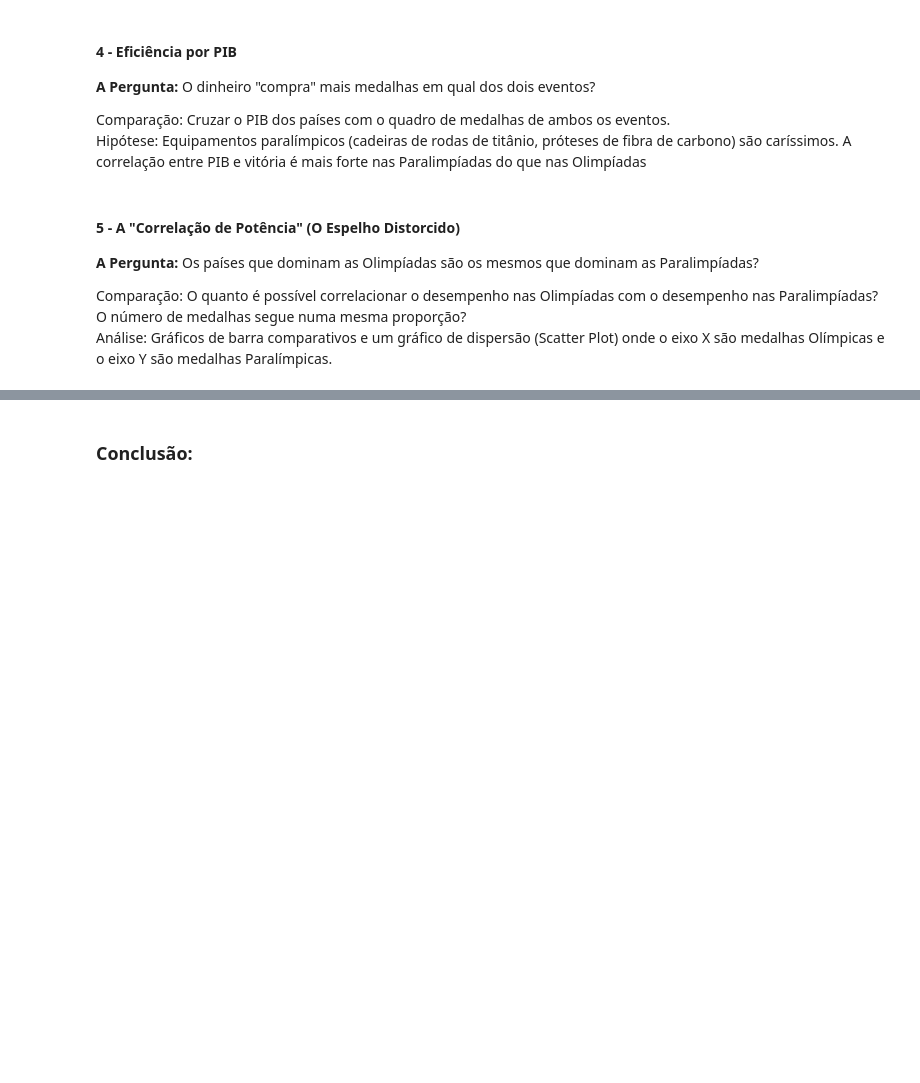
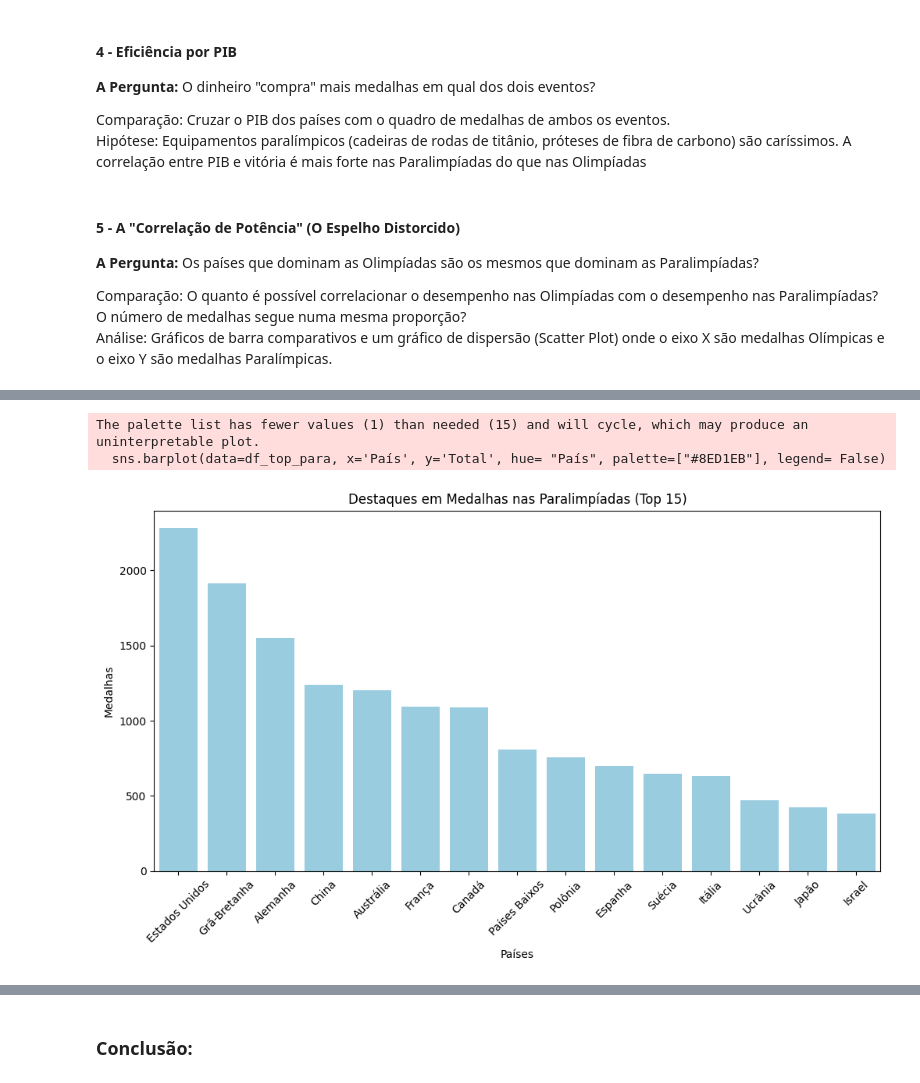
Before and after one commit to ClaraCaldas/Projeto-ICD, a Jupyter notebook: RELATORIO.ipynb, the cells around one changed output, grey strips where cells are left out. Drawn from its saved outputs; the diff is of its cells as text; code cells hidden in the pictures; blank space fills up the shorter version.

```diff
--- a/RELATORIO.ipynb
+++ b/RELATORIO.ipynb
@@ -237,0 +298,17 @@ Análise: Gráficos de barra comparativos e um gráfico de dispersão (Scatter P
+# %%
+def potencias_paralimpicas():
+    df_top_para = df_paralimpiadas.nlargest(15, "Total")
+
+    plt.figure(figsize=(12, 6))
+    sns.barplot(data=df_top_para, x='País', y='Total', hue= "País", palette=["#8ED1EB"], legend= False)
+    plt.xlabel("Países")
+    plt.ylabel("Medalhas")
+    plt.xticks(rotation=45)
+    plt.title('Destaques em Medalhas nas Paralimpíadas (Top 15)')
+    plt.show()
+
+potencias_paralimpicas()
+# %% [output]
+The palette list has fewer values (1) than needed (15) and will cycle, which may produce an uninterpretable plot.
+  sns.barplot(data=df_top_para, x='País', y='Total', hue= "País", palette=["#8ED1EB"], legend= False)
+[figure, added]
```
Also changed, not shown: parts of 10 cells of this notebook.
